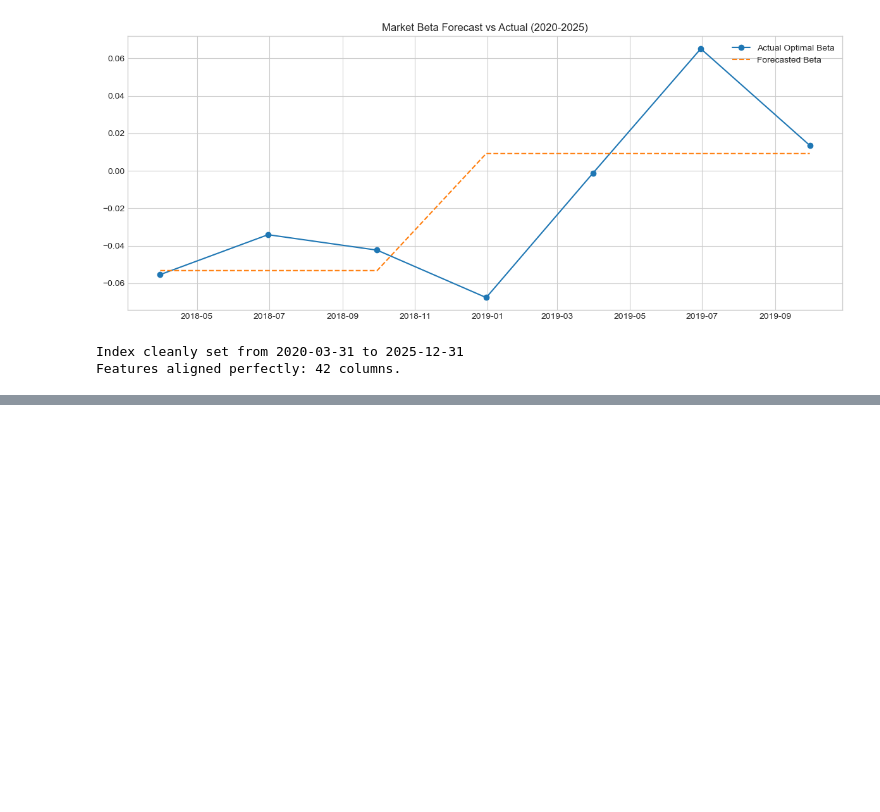
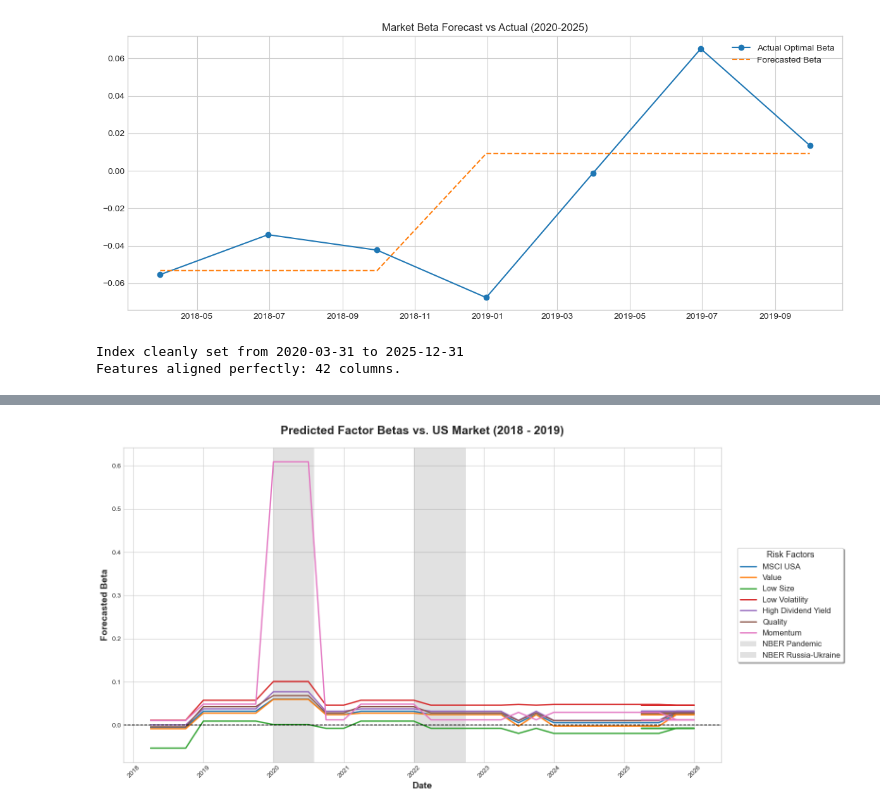
Before and after one commit to Starkl7/Regime-Dependent-Beta-Optimization, a Jupyter notebook: Beta Forecasting.ipynb, the cells around one changed output, grey strips where cells are left out. Saved outputs shown, nothing was run; the diff lists cells and outputs as text; code cells hidden in the pictures; blank space fills up the shorter version.

```diff
--- a/Beta Forecasting.ipynb
+++ b/Beta Forecasting.ipynb
@@ -268,3 +280,84 @@ Optimized Out-of-Sample Forecasts (2020-2025):
 | 2018-09-30 | 0.003243 | -0.011151 | -0.048311 | 0.046226 | ... |
 | 2018-12-31 | 0.003243 | -0.011151 | -0.048311 | 0.046226 | ... |
 | 2019-03-31 | 0.003243 | -0.011151 | -0.048311 | 0.046226 | ... |
+# %%
+import matplotlib.pyplot as plt
+import matplotlib.dates as mdates
+import pandas as pd
+
+# 1. Ensure the index is recognized as Datetime
+# Replace 'y_train_test' with your actual 2004-2019 target beta dataframe
+plot_data = pd.read_csv('Predicted_Betas.csv')
+plot_data = plot_data.set_index('Unnamed: 0')
+
+# 2. Convert the new index to proper Pandas datetime objects
+plot_data.index = pd.to_datetime(plot_data.index)
+
+# 3. Clean up the index name (optional, but good for neatness)
+plot_data.index.name = 'Date'
+
+# 2. Set up the figure and professional styling
+plt.style.use('seaborn-v0_8-whitegrid') # Gives a clean, institutional look
+fig, ax = plt.subplots(figsize=(16, 8))
+
+# 3. Plot each Beta series
+# The replace() function cleans up the legend by removing redundant text
+for col in plot_data.columns:
+    clean_label = col.replace('Port_Beta_', '').replace('MSCI USA ', '')
+    ax.plot(plot_data.index, plot_data[col], label=clean_label, linewidth=2)
+
+# 4. Add the "Blurred" Recession Shading
+# The 'alpha=0.2' creates the semi-transparent blurred effect
+covid_start = pd.to_datetime('2020-01-01')
+covid_end = pd.to_datetime('2020-07-30')
+
+inflation_start = pd.to_datetime('2022-01-01')
+inflation_end = pd.to_datetime('2022-09-30')
+
+ax.axvspan(
+    covid_start,
+    covid_end,
+    color='dimgray',
+    alpha=0.2,
+    lw=0,
+    label='NBER Pandemic'
+)
+
+ax.axvspan(
+    inflation_start,
+    inflation_end,
+    color='dimgray',
+    alpha=0.2,
+    lw=0,
+    label='NBER Russia-Ukraine'
+)
+
+# 5. Advanced Chart Aesthetics
+ax.set_title('Predicted Factor Betas vs. US Market (2018 - 2019)', fontsize=18, fontweight='bold', pad=20)
+ax.set_ylabel('Forecasted Beta', fontsize=14, fontweight='bold')
+ax.set_xlabel('Date', fontsize=14, fontweight='bold')
+
+# Add a zero-line to easily see when betas flip from positive to negative
+ax.axhline(0, color='black', linewidth=1.2, linestyle='--')
+
+# Format the X-axis to cleanly display just the years
+ax.xaxis.set_major_locator(mdates.YearLocator(base=1))
+ax.xaxis.set_major_formatter(mdates.DateFormatter('%Y'))
+plt.xticks(rotation=45)
+
+# Place the legend cleanly to the right side of the chart so it doesn't obstruct the data
+ax.legend(
+    title='Risk Factors',
+    title_fontsize='13',
+    loc='center left',
+    bbox_to_anchor=(1.02, 0.5),
+    frameon=True,
+    shadow=True,
+    fontsize=12
+)
+
+# Adjust layout to fit the external legend
+plt.tight_layout()
+plt.show()
+# %% [output]
+[figure, added]
```
Also changed, not shown: parts of 1 cell of this notebook.
